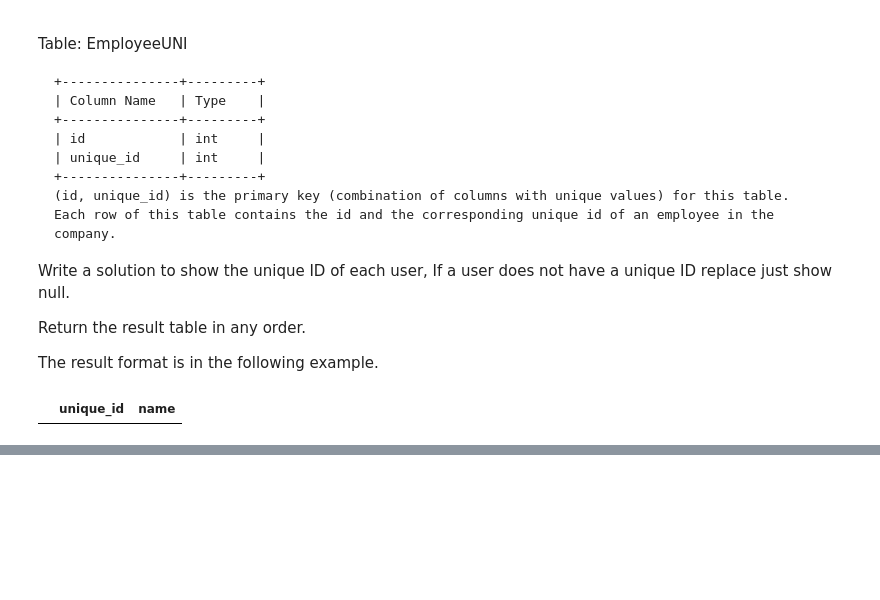
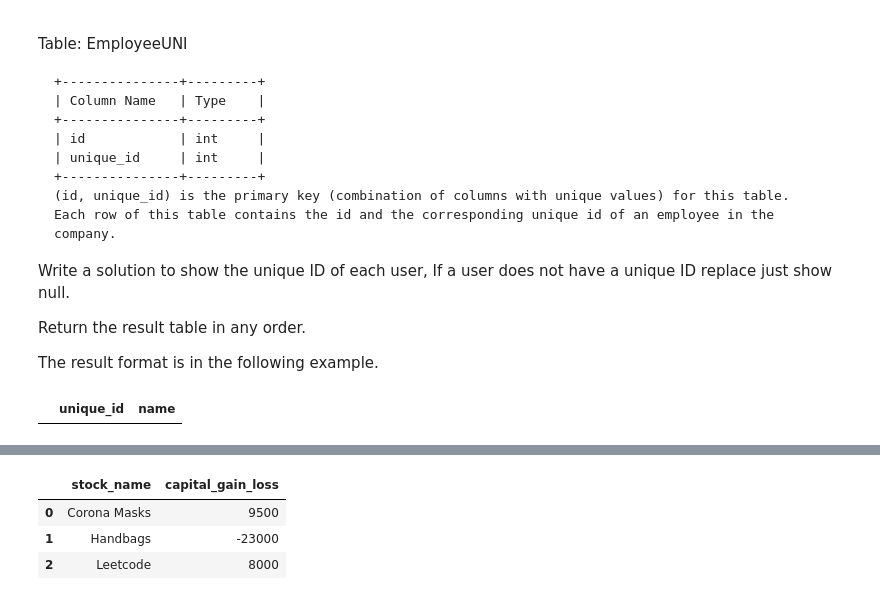
Before and after one commit to drwslv/LeetCode-Pandas, a Jupyter notebook: examples_1.ipynb, the cells around one changed output, grey strips where cells are left out. Saved outputs shown, nothing was run; the diff lists cells and outputs as text; code cells hidden in the pictures; blank space fills up the shorter version.

```diff
--- a/examples_1.ipynb
+++ b/examples_1.ipynb
@@ -2831,0 +2833,22 @@ pd.merge(employees, employee_uni, how='left', on='id')[['unique_id','name']]
+# %%
+# Beats 14.48%
+def capital_gainloss(stocks: pd.DataFrame) -> pd.DataFrame:
+    df = stocks.groupby(['stock_name','operation'], as_index=False).agg(price=('price','sum'))
+    df = pd.pivot(df, index='stock_name', columns='operation', values='price').reset_index()
+    df['capital_gain_loss'] = df['Sell'] - df['Buy']
+    return df[['stock_name','capital_gain_loss']]
+# %%
+# Beats 82.76%
+def capital_gainloss(stocks: pd.DataFrame) -> pd.DataFrame:
+    stocks['capital_gain_loss'] = [ stocks['price'][i] if stocks['operation'][i]=='Sell' else -stocks['price'][i] for i in range(0,stocks.shape[0])]
+    return stocks.groupby('stock_name', as_index=False)['capital_gain_loss'].sum()
+# %%
+data = [['Leetcode', 'Buy', 1, 1000], ['Corona Masks', 'Buy', 2, 10], ['Leetcode', 'Sell', 5, 9000], ['Handbags', 'Buy', 17, 30000], ['Corona Masks', 'Sell', 3, 1010], ['Corona Masks', 'Buy', 4, 1000], ['Corona Masks', 'Sell', 5, 500], ['Corona Masks', 'Buy', 6, 1000], ['Handbags', 'Sell', 29, 7000], ['Corona Masks', 'Sell', 10, 10000]]
+stocks = pd.DataFrame(data, columns=['stock_name', 'operation', 'operation_day', 'price']).astype({'stock_name':'object', 'operation':'object', 'operation_day':'Int64', 'price':'Int64'})
+# %%
+capital_gainloss(stocks)
+# %% [output]
+|  | stock_name | capital_gain_loss |
+| 0 | Corona Masks | 9500 |
+| 1 | Handbags | -23000 |
+| 2 | Leetcode | 8000 |
```
Also changed, not shown: parts of 4 cells of this notebook.
